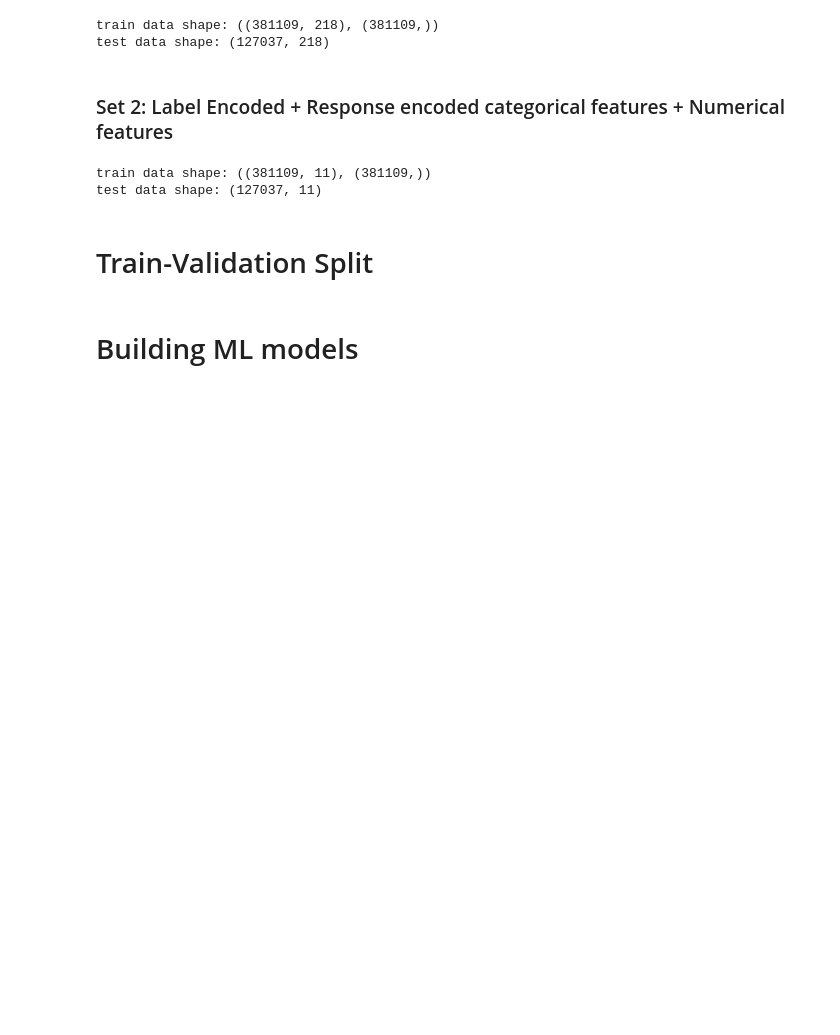
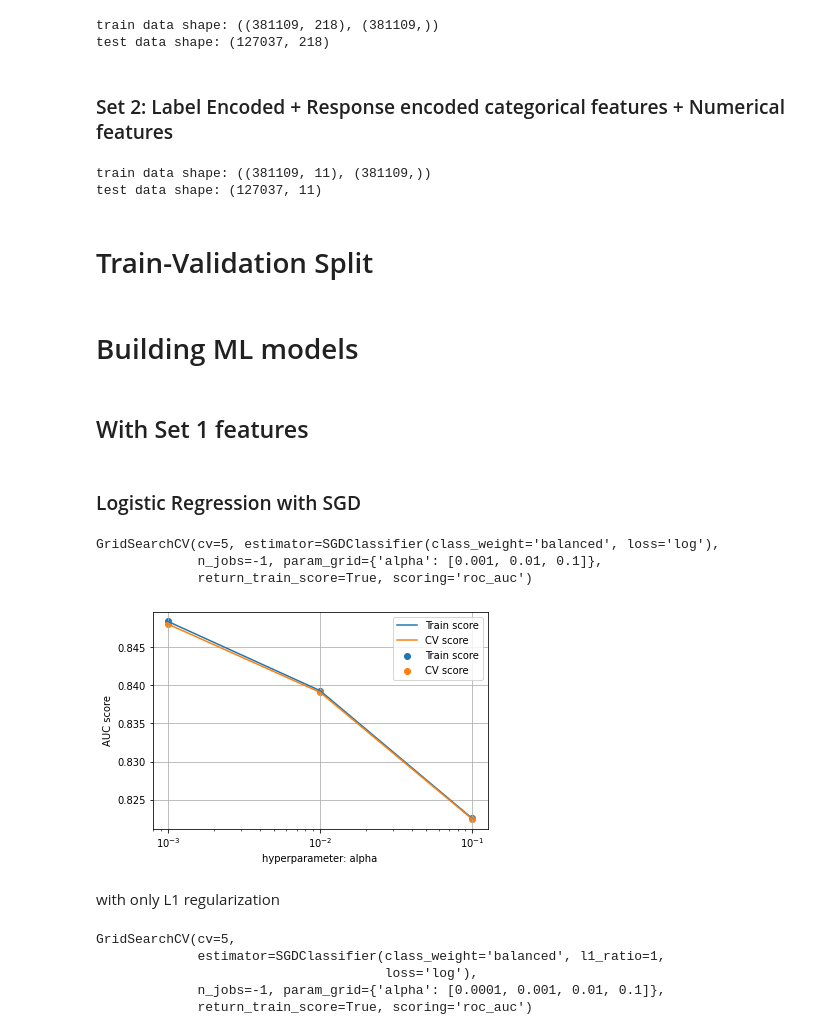
Before and after one commit to sidharthjain97/cross-sell-prediction, a Jupyter notebook: cross_sell_prediction_main.ipynb, the cells around one changed output. Saved outputs shown, nothing was run; the diff lists cells and outputs as text; code cells hidden in the pictures; blank space fills up the shorter version.

```diff
--- a/cross_sell_prediction_main.ipynb
+++ b/cross_sell_prediction_main.ipynb
@@ -483,7 +483,7 @@ print(x_test_vintage_n.shape)
 # %% [markdown]
 ### Set 1: Label Encoded + One Hot encoded categorical features + scaled numerical features
 # %%
-y_train = train['Response'].values
+y_train_all = train['Response'].values
 # %%
 from scipy.sparse import hstack
 
@@ -537,3 +537,7 @@ for train_idx, val_idx in skf.split(inputs, targets):
     y_train, y_val = targets.iloc[train_idx], targets.iloc[val_idx]
 # %% [markdown]
 # Building ML models
+# %% [markdown]
+## With Set 1 features
+# %% [markdown]
+### Logistic Regression with SGD
@@ -539,0 +547,41 @@ for train_idx, val_idx in skf.split(inputs, targets):
+# %%
+sgd = SGDClassifier(loss = 'log', class_weight='balanced')
+parameter = {'alpha':[0.001, 0.01, 0.1]}
+clf =GridSearchCV(sgd, parameter, cv=5, scoring='roc_auc', n_jobs=-1,
+                  return_train_score=True)
+clf.fit(x_train_ohe, y_train)
+# %% [output]
+GridSearchCV(cv=5, estimator=SGDClassifier(class_weight='balanced', loss='log'),
+             n_jobs=-1, param_grid={'alpha': [0.001, 0.01, 0.1]},
+             return_train_score=True, scoring='roc_auc')
+# %%
+train_loss = clf.cv_results_['mean_train_score']
+cv_loss = clf.cv_results_['mean_test_score']
+plt.plot(parameter['alpha'], train_loss, label='Train score')
+plt.plot(parameter['alpha'], cv_loss, label='CV score')
+
+plt.scatter(parameter['alpha'], train_loss, label='Train score')
+plt.scatter(parameter['alpha'], cv_loss, label='CV score')
+plt.xscale('log')
+
+plt.legend()
+plt.xlabel('hyperparameter: alpha')
+plt.ylabel("AUC score")
+plt.grid()
+plt.show()
+# %% [output]
+[figure, added]
+# %% [markdown]
+with only L1 regularization
+# %%
+sgd = SGDClassifier(loss='log', class_weight='balanced', l1_ratio=1)
+parameter = {'alpha':[0.0001, 0.001, 0.01, 0.1]}
+clf = GridSearchCV(sgd, parameter, cv=5, scoring='roc_auc', n_jobs=-1,
+                   return_train_score=True)
+clf.fit(x_train_ohe, y_train)
+# %% [output]
+GridSearchCV(cv=5,
+             estimator=SGDClassifier(class_weight='balanced', l1_ratio=1,
+                                     loss='log'),
+             n_jobs=-1, param_grid={'alpha': [0.0001, 0.001, 0.01, 0.1]},
+             return_train_score=True, scoring='roc_auc')
```
Also changed, not shown: parts of 15 cells of this notebook.
